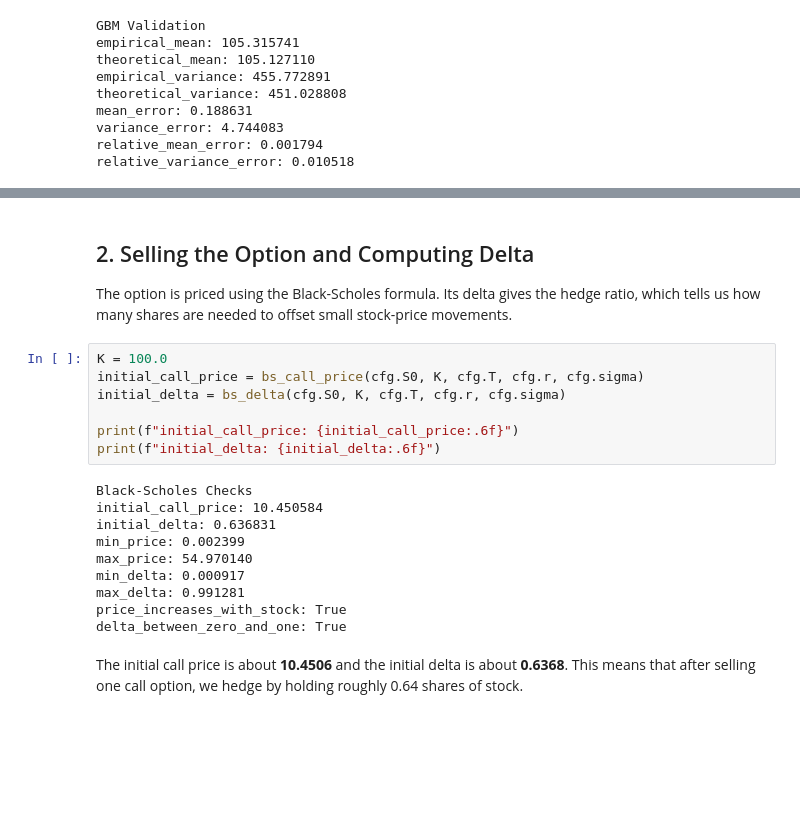
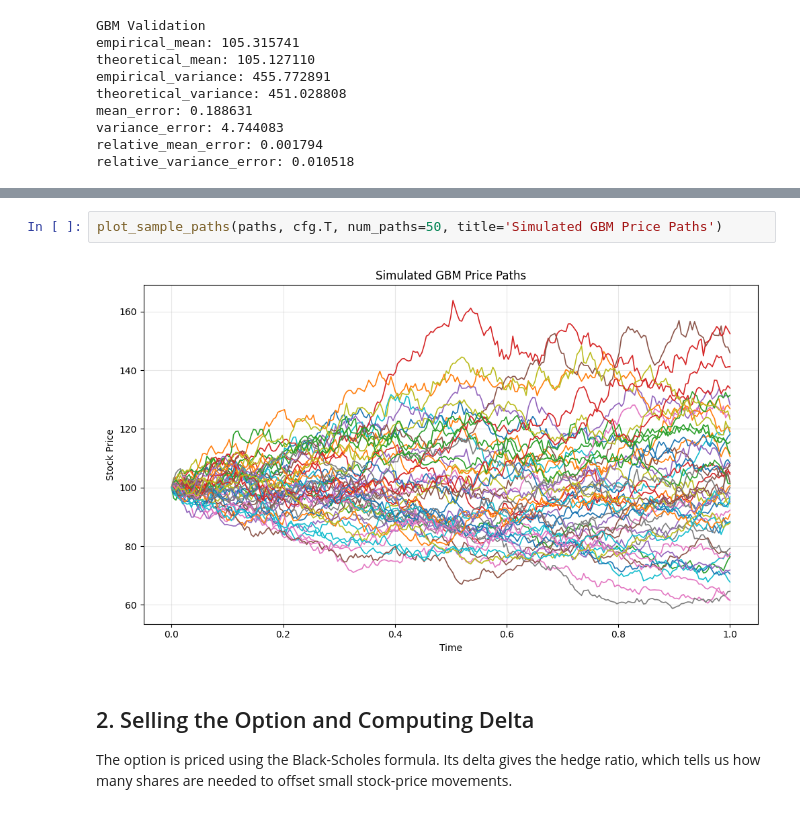
Before and after one commit to LohithRajeevHasithYadavV/Delta-Hedging-Simulation-final, a Jupyter notebook: delta_hedging_jupyter.ipynb, the cells around one changed output, grey strips where cells are left out. Saved outputs shown, nothing was run; the diff lists cells and outputs as text; blank space fills up the shorter version.

```diff
--- a/delta_hedging_jupyter.ipynb
+++ b/delta_hedging_jupyter.ipynb
@@ -65,24 +63,9 @@ relative_variance_error: 0.010518
 These are sample stock price paths generated under the Geometric Brownian Motion model. The spread widens over time because uncertainty accumulates as the horizon increases.
-# %% [markdown]
-## 2. Selling the Option and Computing Delta
-
-The option is priced using the Black-Scholes formula. Its delta gives the hedge ratio, which tells us how many shares are needed to offset small stock-price movements.
-# %%
-K = 100.0
-initial_call_price = bs_call_price(cfg.S0, K, cfg.T, cfg.r, cfg.sigma)
-initial_delta = bs_delta(cfg.S0, K, cfg.T, cfg.r, cfg.sigma)
-
-print(f"initial_call_price: {initial_call_price:.6f}")
-print(f"initial_delta: {initial_delta:.6f}")
-# %% [output]
-Black-Scholes Checks
-initial_call_price: 10.450584
-initial_delta: 0.636831
-min_price: 0.002399
-max_price: 54.970140
-min_delta: 0.000917
-max_delta: 0.991281
-price_increases_with_stock: True
-delta_between_zero_and_one: True
-# %% [markdown]
-The initial call price is about **10.4506** and the initial delta is about **0.6368**. This means that after selling one call option, we hedge by holding roughly 0.64 shares of stock.
+# %%
+plot_sample_paths(paths, cfg.T, num_paths=50, title='Simulated GBM Price Paths')
+# %% [output]
+[figure, added]
+# %% [markdown]
+## 2. Selling the Option and Computing Delta
+
+The option is priced using the Black-Scholes formula. Its delta gives the hedge ratio, which tells us how many shares are needed to offset small stock-price movements.
```
Also changed, not shown: parts of 35 cells of this notebook.
